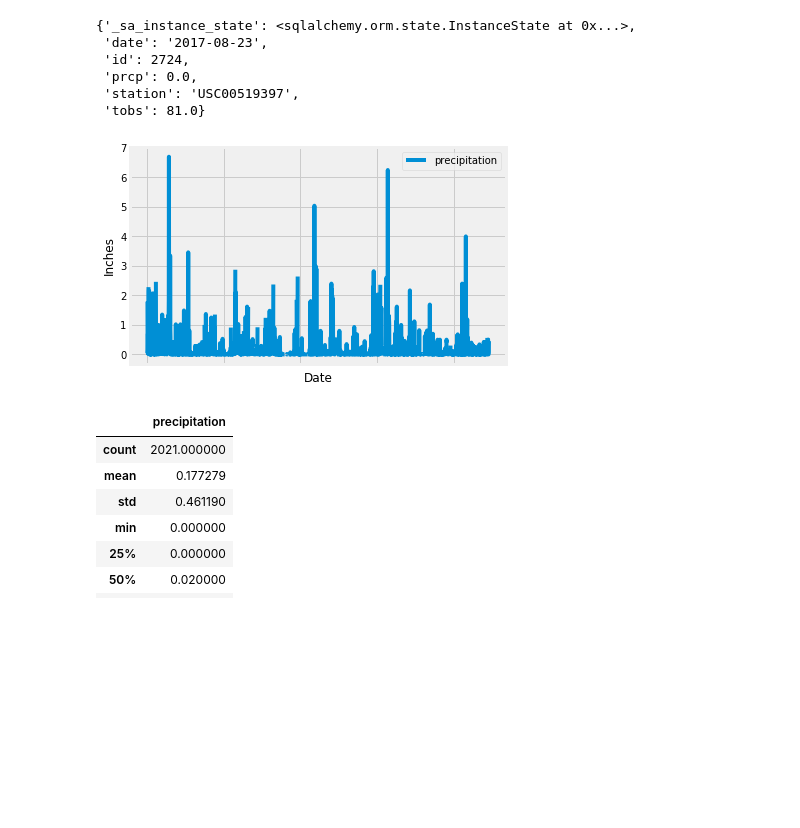
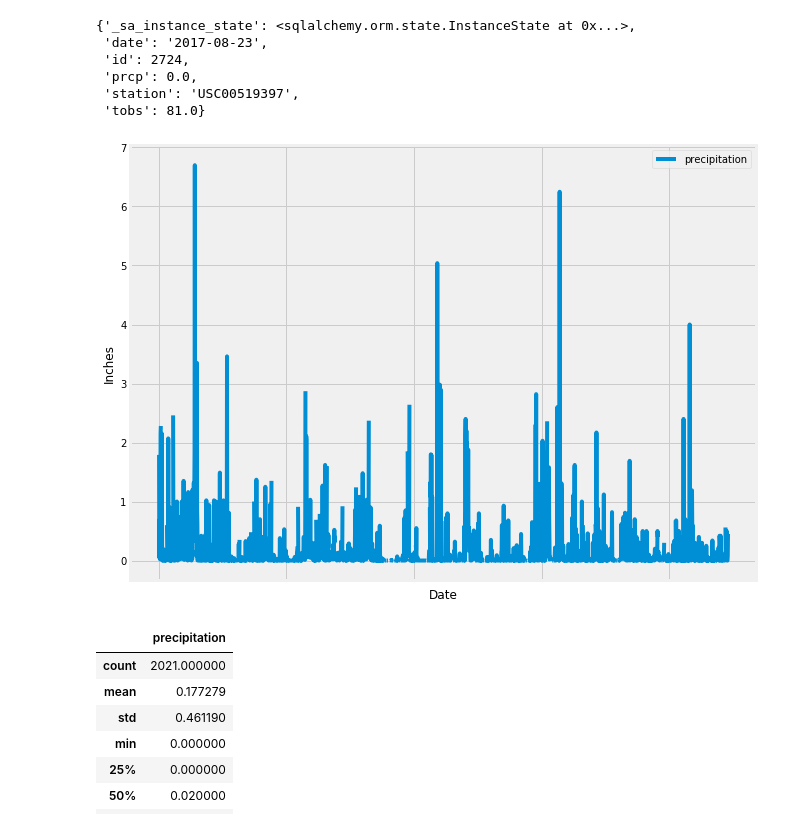
Before and after one commit to priyamittal96/sqlalchemy-challenge, a Jupyter notebook: climate_starter.ipynb, the cells around one changed output. Cells and saved outputs as stored; diff of their text form; code cells hidden in the pictures; blank space fills up the shorter version.

```diff
--- a/climate_starter.ipynb
+++ b/climate_starter.ipynb
@@ -51,25 +51,25 @@ session.query(Measurement).order_by(Measurement.date.desc()).first().__dict__
 # %%
 # Design a query to retrieve the last 12 months of precipitation data and plot the results.
 # Starting from the most recent data point in the database.
 
 # Calculate the date one year from the last date in data set.
 prev_year = dt.date(2017, 8, 23) - dt.timedelta(days=365)
 
 # Perform a query to retrieve the data and precipitation scores
 results = session.query(Measurement.date, Measurement.prcp).filter(Measurement.date >= prev_year).all()
 
 # Save the query results as a Pandas DataFrame and set the index to the date column
 df = pd.DataFrame(results, columns = ['date','precipitation'])
-df.set_index('date',inplace=True)
+df.set_index(df['date'],inplace=True)
 df = df.sort_index()
 df
 # Use Pandas Plotting with Matplotlib to plot the data
-df.plot(rot=90)
+df.plot(rot=90, figsize = (10,8))
 plt.xlabel("Date")
 plt.ylabel("Inches")
 plt.show()
 # %% [output]
-[figure, old version]
+[figure, new version]
 # %%
 # Use Pandas to calcualte the summary statistics for the precipitation data
 df.describe()
```
Also changed, not shown: 1 other file.
